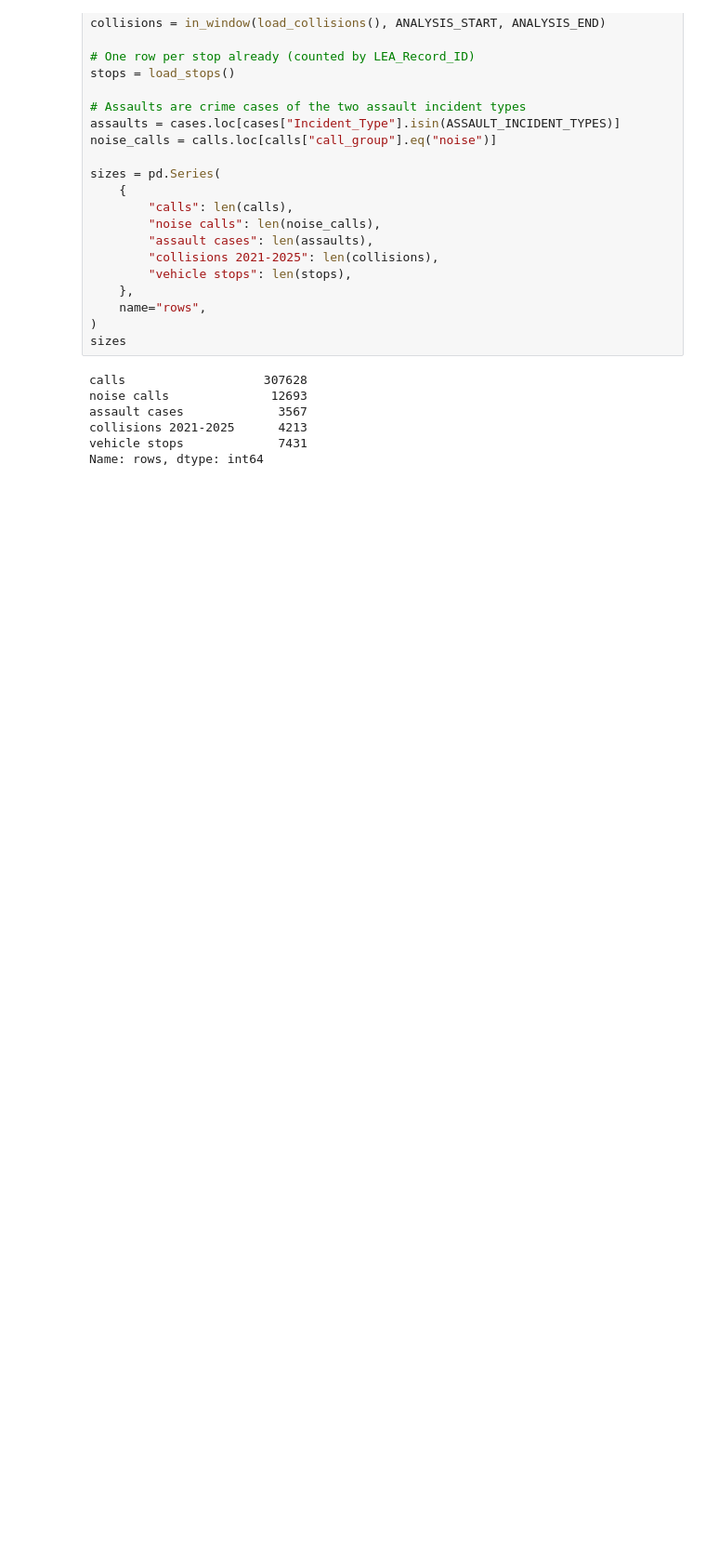
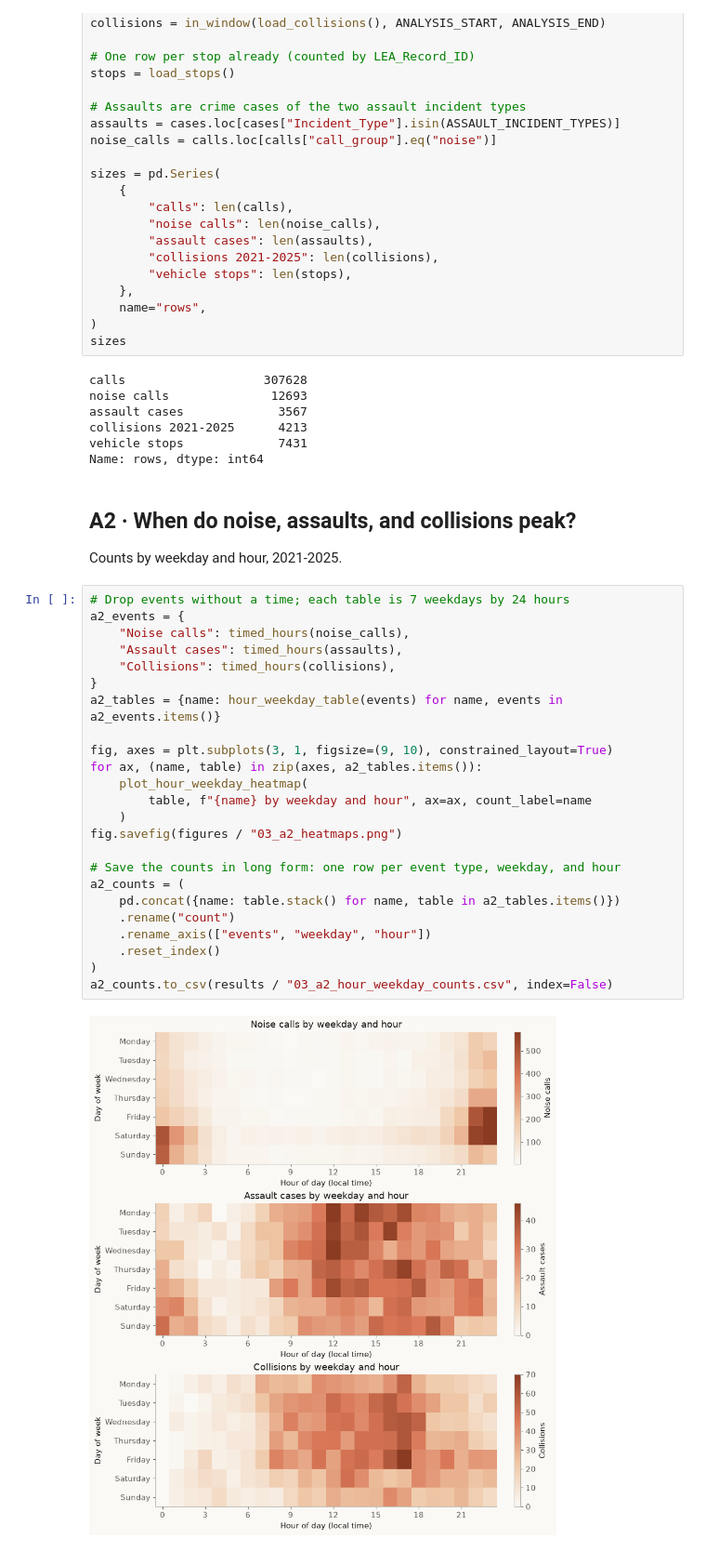
Before and after one commit to UCB-stat159-f26/final-project-team-16, a Jupyter notebook: notebooks/03_clock.ipynb, the cells around one changed output. Shown at 93% size. Drawn from its saved outputs; the diff is of its cells as text; blank space fills up the shorter version.

Commit message:
Plot noise, assault, and collision counts by weekday and hour

```diff
--- a/notebooks/03_clock.ipynb
+++ b/notebooks/03_clock.ipynb
@@ -92,3 +102,33 @@ assault cases             3567
 collisions 2021-2025      4213
 vehicle stops             7431
 Name: rows, dtype: int64
+# %% [markdown]
+## A2 · When do noise, assaults, and collisions peak?
+
+Counts by weekday and hour, 2021-2025.
+# %%
+# Drop events without a time; each table is 7 weekdays by 24 hours
+a2_events = {
+    "Noise calls": timed_hours(noise_calls),
+    "Assault cases": timed_hours(assaults),
+    "Collisions": timed_hours(collisions),
+}
+a2_tables = {name: hour_weekday_table(events) for name, events in a2_events.items()}
+
+fig, axes = plt.subplots(3, 1, figsize=(9, 10), constrained_layout=True)
+for ax, (name, table) in zip(axes, a2_tables.items()):
+    plot_hour_weekday_heatmap(
+        table, f"{name} by weekday and hour", ax=ax, count_label=name
+    )
+fig.savefig(figures / "03_a2_heatmaps.png")
+
+# Save the counts in long form: one row per event type, weekday, and hour
+a2_counts = (
+    pd.concat({name: table.stack() for name, table in a2_tables.items()})
+    .rename("count")
+    .rename_axis(["events", "weekday", "hour"])
+    .reset_index()
+)
+a2_counts.to_csv(results / "03_a2_hour_weekday_counts.csv", index=False)
+# %% [output]
+[figure, added]
```
Also changed, not shown: parts of 2 cells of this notebook, 3 other files.
